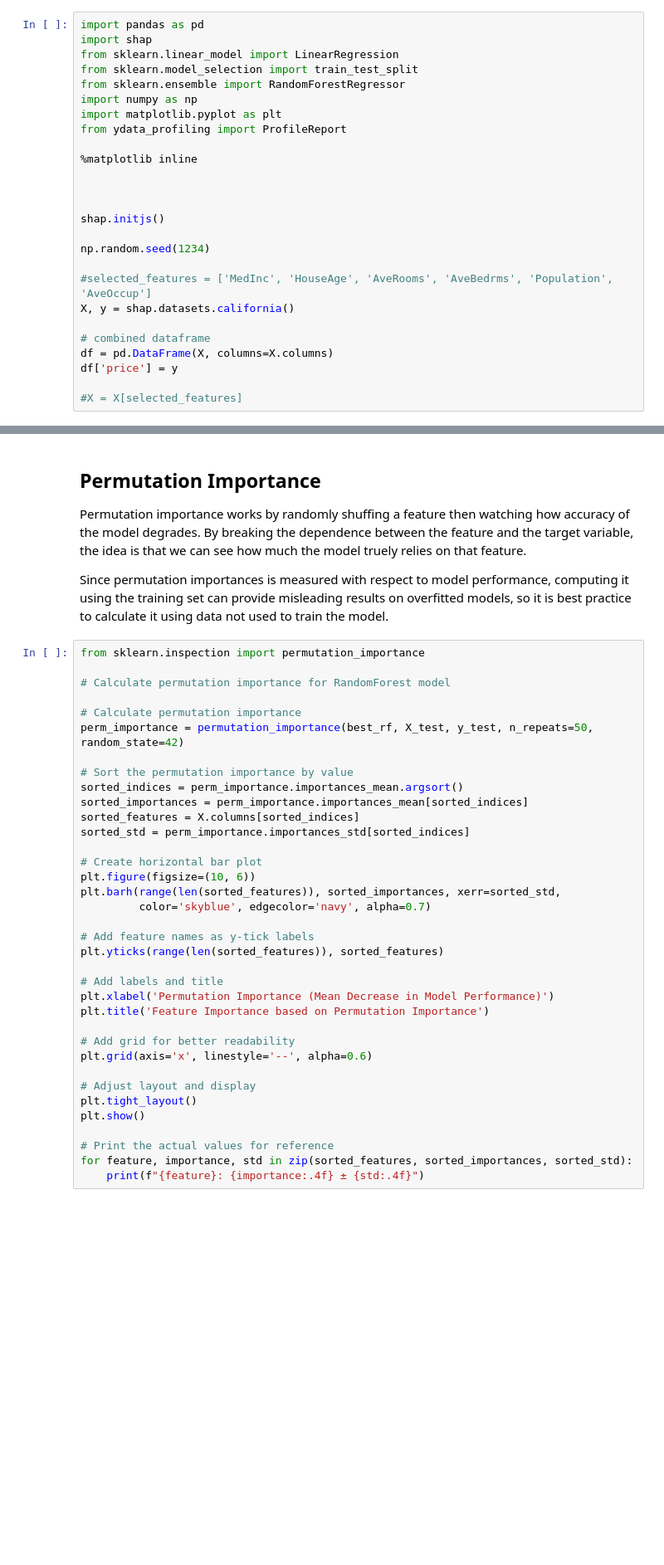
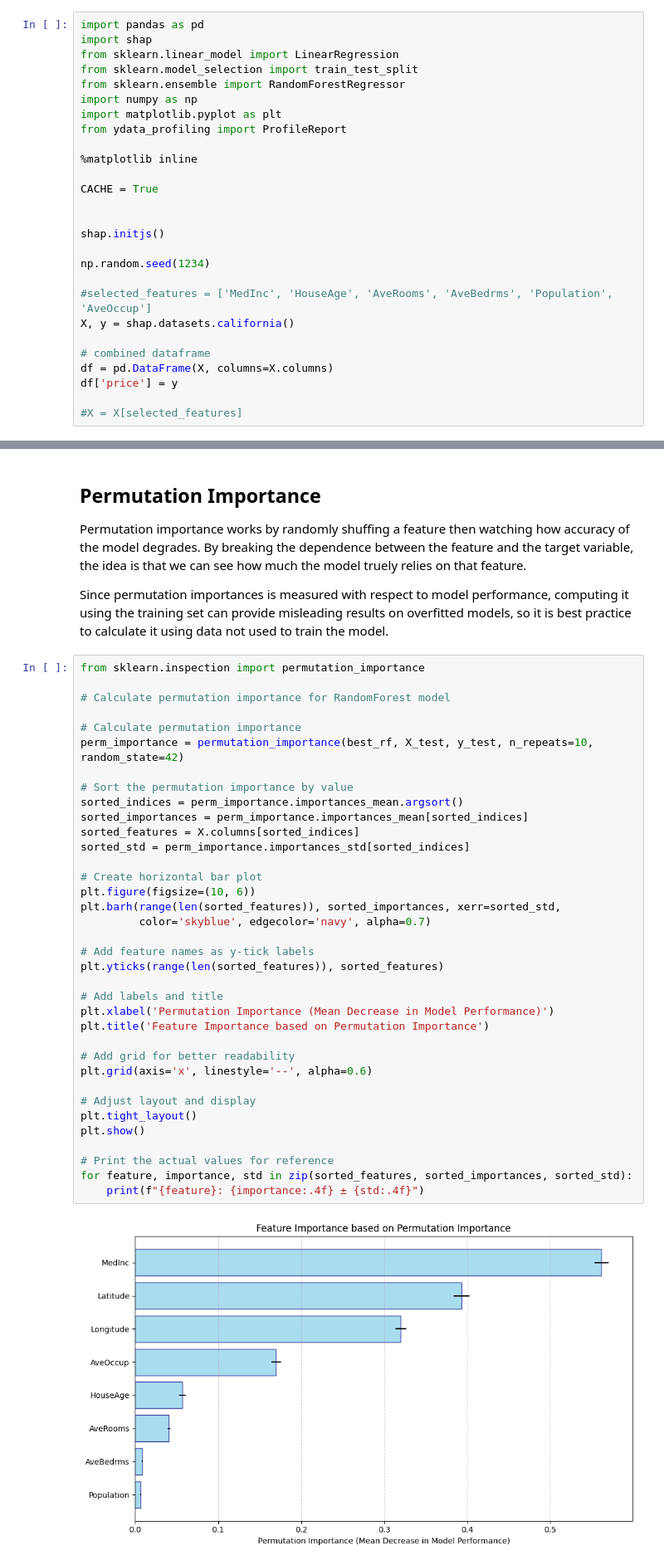
Before and after one commit to csprock/interpretable_ml_with_shap, a Jupyter notebook: demo_notebook.ipynb, the cells around one changed output, grey strips where cells are left out. Shown at 83% size. Drawn from its saved outputs; the diff is of its cells as text; blank space fills up the shorter version.

```diff
--- a/demo_notebook.ipynb
+++ b/demo_notebook.ipynb
@@ -12,6 +12,7 @@ from ydata_profiling import ProfileReport
 
 %matplotlib inline
 
+CACHE = True
 
 
 shap.initjs()
@@ -172,33 +243,35 @@ from sklearn.inspection import permutation_importance
 # Calculate permutation importance for RandomForest model
 
 # Calculate permutation importance
-perm_importance = permutation_importance(best_rf, X_test, y_test, n_repeats=50, random_state=42)
+perm_importance = permutation_importance(best_rf, X_test, y_test, n_repeats=10, random_state=42)
 
 # Sort the permutation importance by value
 sorted_indices = perm_importance.importances_mean.argsort()
 sorted_importances = perm_importance.importances_mean[sorted_indices]
 sorted_features = X.columns[sorted_indices]
 sorted_std = perm_importance.importances_std[sorted_indices]
 
 # Create horizontal bar plot
 plt.figure(figsize=(10, 6))
 plt.barh(range(len(sorted_features)), sorted_importances, xerr=sorted_std,
          color='skyblue', edgecolor='navy', alpha=0.7)
 
 # Add feature names as y-tick labels
 plt.yticks(range(len(sorted_features)), sorted_features)
 
 # Add labels and title
 plt.xlabel('Permutation Importance (Mean Decrease in Model Performance)')
 plt.title('Feature Importance based on Permutation Importance')
 
 # Add grid for better readability
 plt.grid(axis='x', linestyle='--', alpha=0.6)
 
 # Adjust layout and display
 plt.tight_layout()
 plt.show()
 
 # Print the actual values for reference
 for feature, importance, std in zip(sorted_features, sorted_importances, sorted_std):
     print(f"{feature}: {importance:.4f} ± {std:.4f}")
+# %% [output]
+[figure, added]
```
Also changed, not shown: parts of 27 cells of this notebook, 2 other files.
